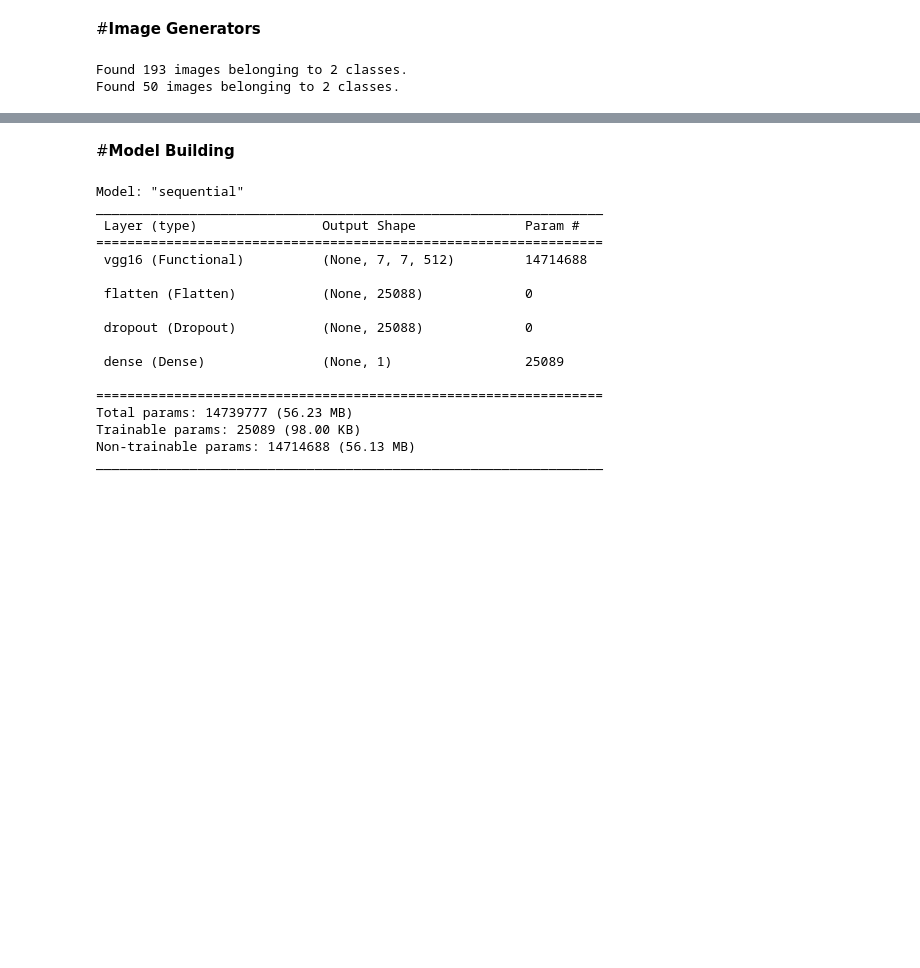
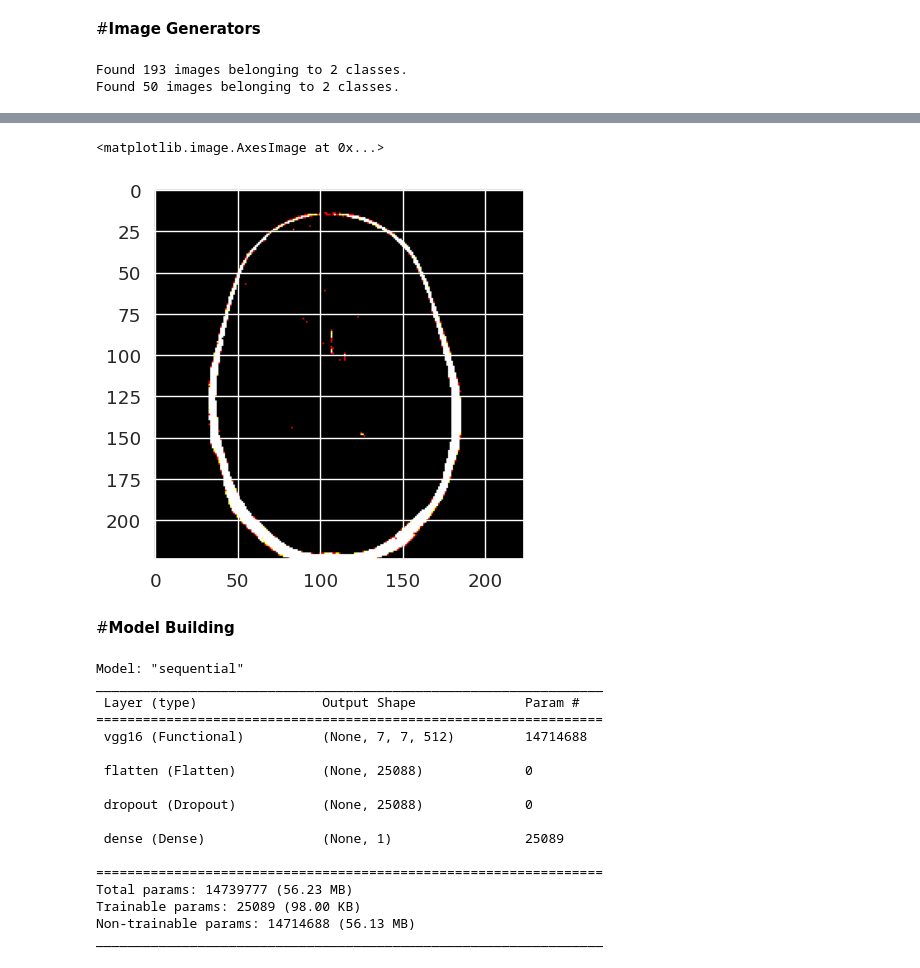
Before and after one commit to gqkd/MRI_Brain_Tumor_Detection, a Jupyter notebook: Brain_Tumor_Detection.ipynb, the cells around one changed output, grey strips where cells are left out. Drawn from its saved outputs; the diff is of its cells as text; code cells hidden in the pictures; blank space fills up the shorter version.

Commit message:
preprocess_input function does strange things to images, the range of the pixels is not from -1 to 1

```diff
--- a/Brain_Tumor_Detection.ipynb
+++ b/Brain_Tumor_Detection.ipynb
@@ -864,3 +876,6 @@ validation_generator = val_datagen.flow_from_directory(
 # %% [output]
 Found 193 images belonging to 2 classes.
 Found 50 images belonging to 2 classes.
+# %%
+batch = validation_generator.next()
+print(batch[0][0])
@@ -866,0 +900,3 @@ Found 50 images belonging to 2 classes.
+# %%
+plt.imshow(batch[0][0])
+# %% [output]
@@ -867,3 +904,5 @@ Found 50 images belonging to 2 classes.
+<matplotlib.image.AxesImage at 0x...>
+[figure, added]
 # %% [markdown]
 #**Model Building**
 # %%
```
Also changed, not shown: parts of 43 cells of this notebook.
